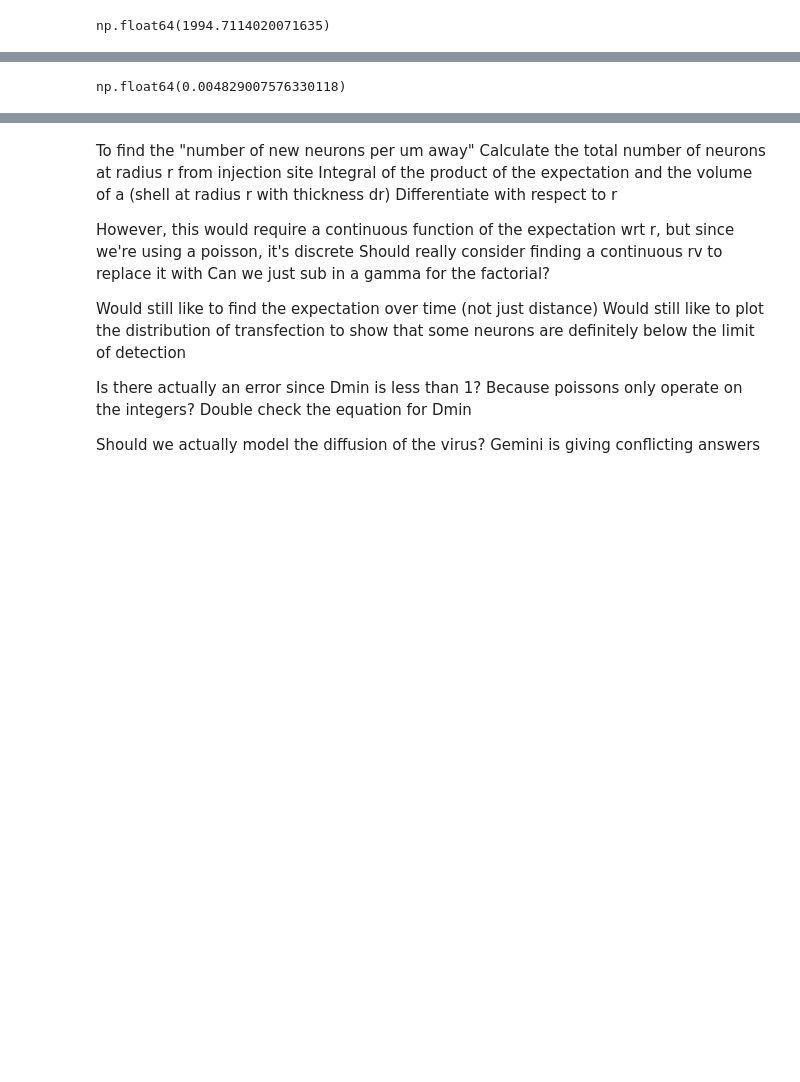
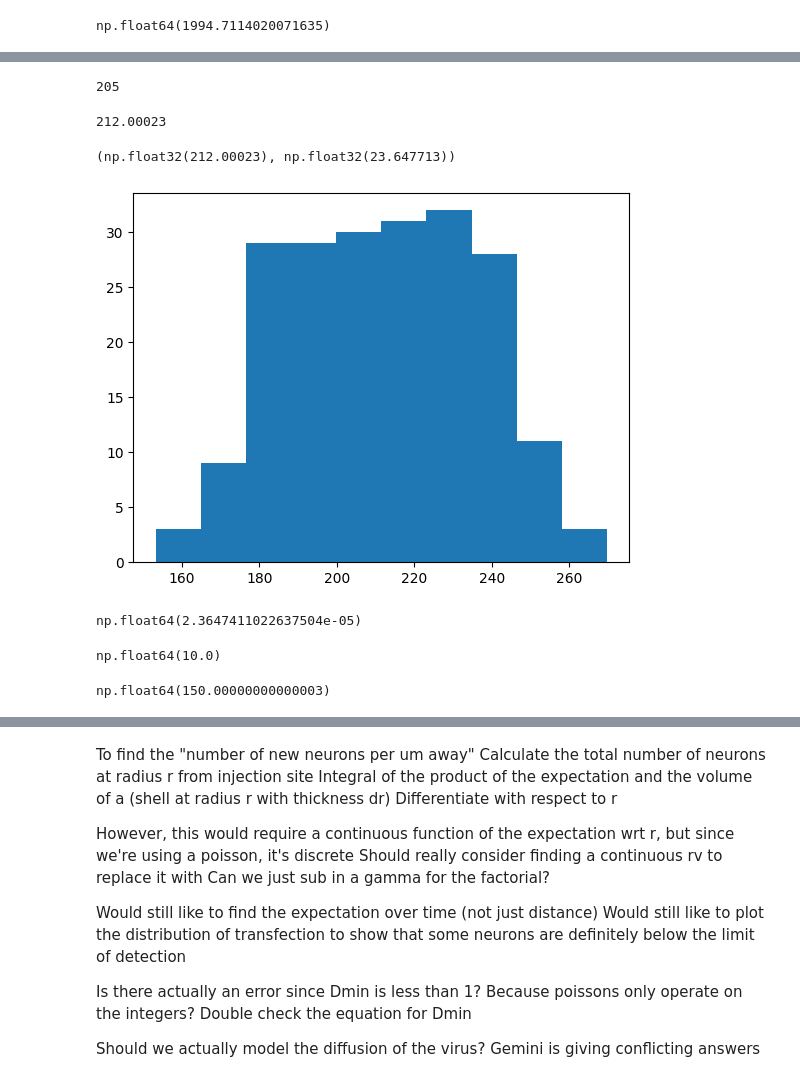
Before and after one commit to kroumov/SpineDetect, a Jupyter notebook: david/rockfish/generate_task_list.ipynb, the cells around one changed output, grey strips where cells are left out. Drawn from its saved outputs; the diff is of its cells as text; code cells hidden in the pictures; blank space fills up the shorter version.

```diff
--- a/david/rockfish/generate_task_list.ipynb
+++ b/david/rockfish/generate_task_list.ipynb
@@ -50,3 +49,25 @@ p = 1e-5
 KD
 # %% [output]
 np.float64(1994.7114020071635)
+# %%
+from caveclient import CAVEclient
+
+client = CAVEclient('minnie65_public')
+client.version = 1300
+
+# Select excitatory neurons around the injection site and find the distribution of soma size
+ct_df = client.materialize.tables.aibs_metamodel_celltypes_v661(classification_system='excitatory_neuron') \
+    .query(
+        split_positions=True,
+        desired_resolution=[1,1,1],
+        # select_column=['id', 'volume', 'cell_type', 'pt_position']
+        ) \
+    .drop_duplicates('pt_root_id', keep=False) \
+    .rename(columns={
+        'id' : 'nucleus_id',
+        'pt_position_x': 'x',
+        'pt_position_y': 'y',
+        'pt_position_z': 'z'
+        }) \
+    [['nucleus_id', 'volume', 'cell_type', 'x', 'y', 'z']]
+ct_df.head()
@@ -52,0 +81,4 @@ np.float64(1994.7114020071635)
+# %%
+ct_df['r'] = np.power(ct_df['volume'] * 3/(4*np.pi), 1/3)
+ct_df['sa'] = np.pow(ct_df['r'], 2) * 4 * np.pi
+ct_df
@@ -53,2 +99,35 @@ np.float64(1994.7114020071635)
+# %%
+inj_site_x, inj_site_y, inj_site_z = (681280, 531968, 809000)
+sel_x = (ct_df['x'] > (inj_site_x - 0.25e3*sigma)) & (ct_df['x'] < (inj_site_x + 0.25e3*sigma))
+sel_y = (ct_df['y'] > (inj_site_y - 0.25e3*sigma)) & (ct_df['y'] < (inj_site_y + 0.25e3*sigma))
+sel_z = (ct_df['z'] > (inj_site_z - 0.25e3*sigma)) & (ct_df['z'] < (inj_site_z + 0.25e3*sigma))
+local_ct_df = ct_df[sel_x & sel_y & sel_z]
+
+len(local_ct_df)
+# %% [output]
+205
+# %%
+plt.hist(local_ct_df['sa'])
+print(local_ct_df['sa'].mean())
+
+soma_mean = local_ct_df['sa'].mean()
+soma_sd = local_ct_df['sa'].std()
+
+soma_mean, soma_sd
+# %% [output]
+212.00023
+(np.float32(212.00023), np.float32(23.647713))
+[figure, added]
+# %%
+# From literature, C(r ~ 0) * soma_size * p should be around 50
+# p = 0.005 # 1e-5
+p = 10 / (KD * local_ct_df['sa'].mean())
+p
+# %% [output]
+np.float64(2.3647411022637504e-05)
+# %%
+p * KD * local_ct_df['sa'].mean()
+# %% [output]
+np.float64(10.0)
 # %%
 # Fluorescence
@@ -60,6 +139,6 @@ FN = 1
 # %%
-t = 24
+t = 24*1
 Dmin = KF / ((FMax/FN)*(np.pow(t,n)/(np.pow(H,n)+np.pow(t,n))) - 1)
 Dmin
 # %% [output]
-np.float64(0.004829007576330118)
+np.float64(150.00000000000003)
```
Also changed, not shown: parts of 10 cells of this notebook.
